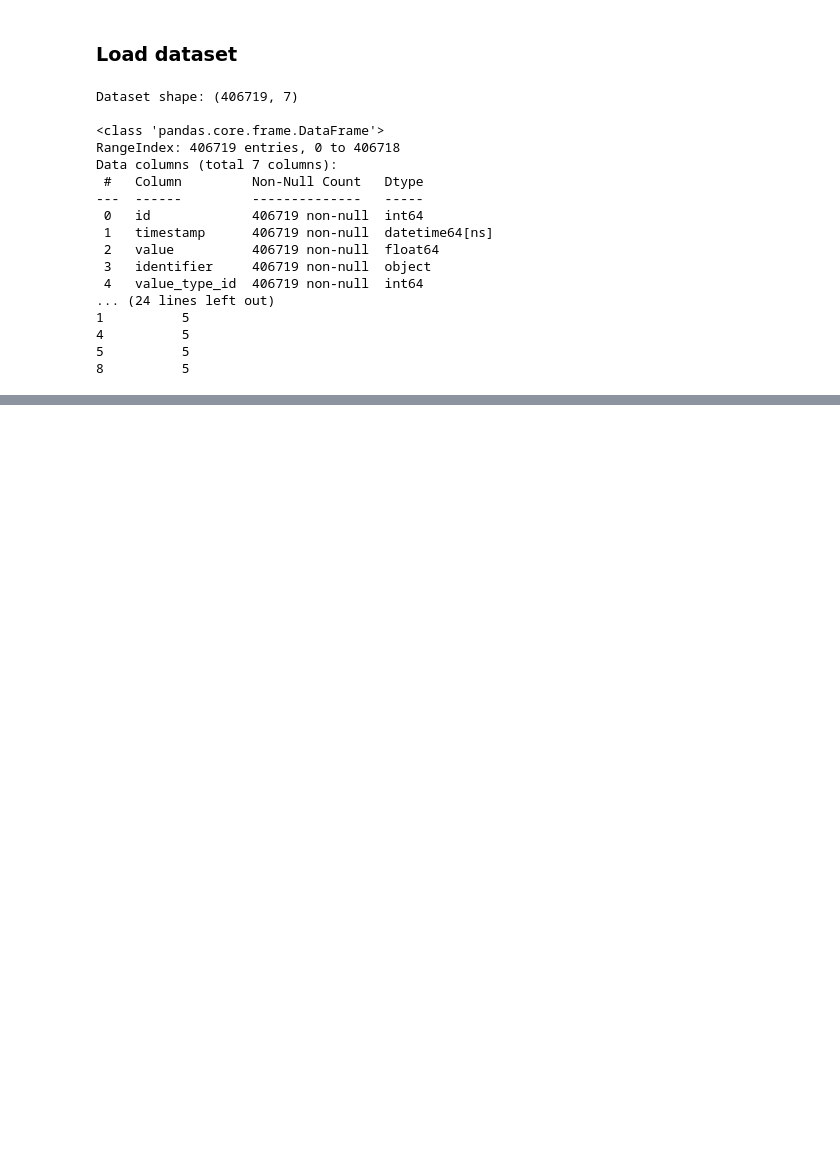
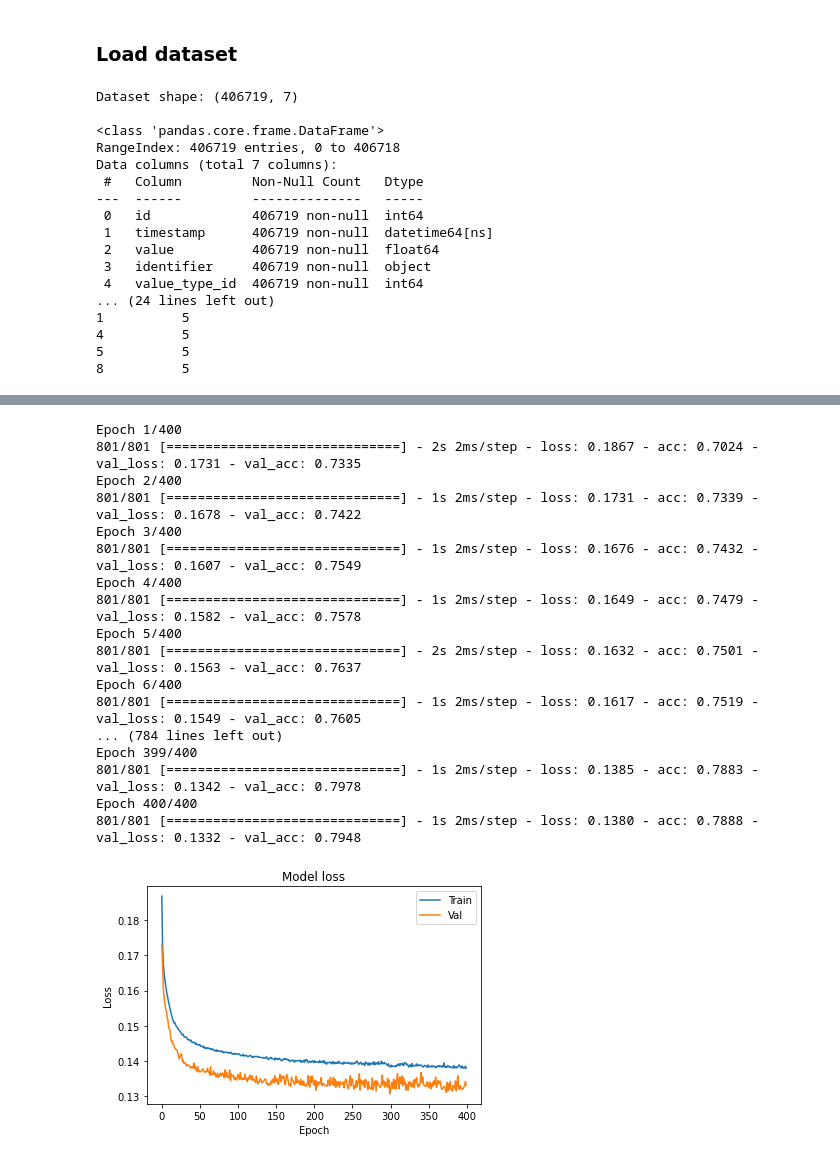
Before and after one commit to alexiosgkikas/DataverseAssigment, a Jupyter notebook: Dataverse Assignment.ipynb, the cells around one changed output, grey strips where cells are left out. Saved outputs shown, nothing was run; the diff lists cells and outputs as text; code cells hidden in the pictures; blank space fills up the shorter version.

```diff
--- a/Dataverse Assignment.ipynb
+++ b/Dataverse Assignment.ipynb
@@ -207,16 +244,16 @@ df.head(10)
 # %%
 # replace the categorical columns 'location_id' and 'identifier' with numeric with dummies
-df_location = pd.get_dummies(df['location_id'])
-df_identifier = pd.get_dummies(df['identifier'])
-df = pd.concat([df, df_location,df_identifier], axis=1)
-df.head(10)
+df_location = pd.get_dummies(clear_data['location_id'])
+df_identifier = pd.get_dummies(clear_data['identifier'])
+clear_data = pd.concat([clear_data, df_location,df_identifier], axis=1)
+clear_data.head(10)
 
 #check the values
-unique_id= df.identifier.unique()
+unique_id= clear_data.identifier.unique()
 for id in unique_id:
-    num_rows = df[df.identifier == id].size
-    max_value = df[df.identifier == id].value.max()
-    min_value = df[df.identifier == id].value.min()
-    mean_value = round(df[df.identifier == id].value.mean(),2)
+    num_rows = clear_data[clear_data.identifier == id].size
+    max_value = clear_data[clear_data.identifier == id].value.max()
+    min_value = clear_data[clear_data.identifier == id].value.min()
+    mean_value = round(clear_data[clear_data.identifier == id].value.mean(),2)
     print('Identifier {} has {} rows, max value: {}, min value: {}, mean value: {}\n'.format(id,num_rows,max_value,min_value,mean_value))
 # %% [output]
@@ -318,0 +313,61 @@ Epoch 40/40
+# %%
+from keras.models import Sequential
+from keras.layers import Dense, Dropout
+from keras.optimizers import Adam
+
+#input layer length
+in_n = len(clear_data.axes[1])
+
+
+#create model
+model = Sequential([
+    Dense(36, activation='sigmoid', input_shape=(in_n,)),
+    Dropout(.2),
+    Dense(56, activation='sigmoid'),
+    Dropout(.2),
+    Dense(24, activation='sigmoid'),
+    #Dropout(.2),
+    Dense(10, activation='sigmoid'),
+    Dense(1, activation='sigmoid'),
+])
+
+
+
+opt = Adam(learning_rate=0.01)
+loss = 'mse'
+
+model.compile(optimizer=opt,
+              loss=loss,
+              metrics=['acc'])
+
+#batch_size=200
+hist = model.fit(X_train, Y_train, batch_size=250, epochs=400,validation_data=(X_test, Y_test)) #,validation_steps=10
+
+
+#plot loss
+plt.plot(hist.history['loss'])
+plt.plot(hist.history['val_loss'])
+plt.title('Model loss')
+plt.ylabel('Loss')
+plt.xlabel('Epoch')
+plt.legend(['Train', 'Val'], loc='upper right')
+plt.show()
+# %% [output]
+Epoch 1/400
+801/801 [==============================] - 2s 2ms/step - loss: 0.1867 - acc: 0.7024 - val_loss: 0.1731 - val_acc: 0.7335
+Epoch 2/400
+801/801 [==============================] - 1s 2ms/step - loss: 0.1731 - acc: 0.7339 - val_loss: 0.1678 - val_acc: 0.7422
+Epoch 3/400
+801/801 [==============================] - 1s 2ms/step - loss: 0.1676 - acc: 0.7432 - val_loss: 0.1607 - val_acc: 0.7549
+Epoch 4/400
+801/801 [==============================] - 1s 2ms/step - loss: 0.1649 - acc: 0.7479 - val_loss: 0.1582 - val_acc: 0.7578
+Epoch 5/400
+801/801 [==============================] - 2s 2ms/step - loss: 0.1632 - acc: 0.7501 - val_loss: 0.1563 - val_acc: 0.7637
+Epoch 6/400
+801/801 [==============================] - 1s 2ms/step - loss: 0.1617 - acc: 0.7519 - val_loss: 0.1549 - val_acc: 0.7605
+... (784 lines left out)
+Epoch 399/400
+801/801 [==============================] - 1s 2ms/step - loss: 0.1385 - acc: 0.7883 - val_loss: 0.1342 - val_acc: 0.7978
+Epoch 400/400
+801/801 [==============================] - 1s 2ms/step - loss: 0.1380 - acc: 0.7888 - val_loss: 0.1332 - val_acc: 0.7948
+[figure, added]
```
Also changed, not shown: parts of 11 cells of this notebook.
